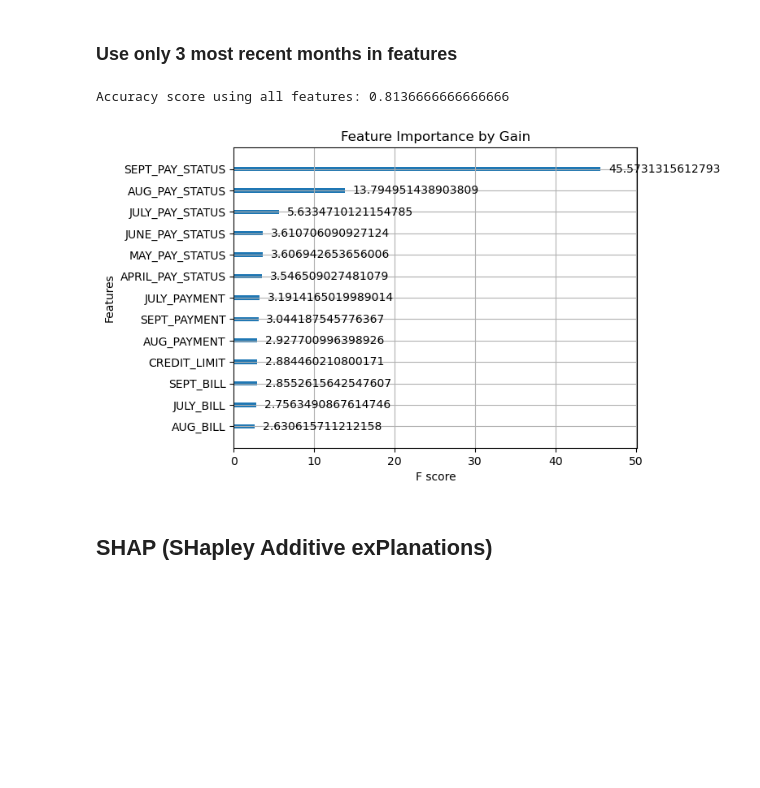
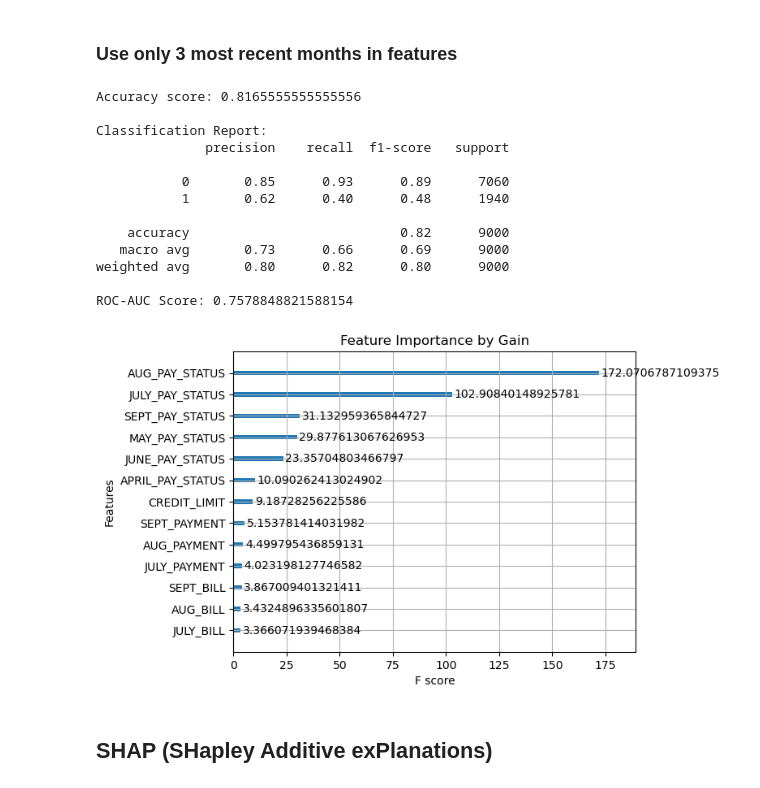
Before and after one commit to DatasanAli/AAI-501-Grp1, a Jupyter notebook: notebooks/xgboost.ipynb, the cells around one changed output. Saved outputs shown, nothing was run; the diff lists cells and outputs as text; code cells hidden in the pictures; blank space fills up the shorter version.

```diff
--- a/notebooks/xgboost.ipynb
+++ b/notebooks/xgboost.ipynb
@@ -115,15 +141,7 @@ feature_importance_df = pd.DataFrame.from_dict(feature_importance, orient='index
 top_10_features = feature_importance_df.head(10).index.tolist()
 
 xgb_model_top_10_features = XGBClassifier(eval_metric='logloss')
-xgb_model_top_10_features.fit(features_train[top_10_features], target_train)
+xgb_model_top_10_features.fit(features_train_resampled[top_10_features], targets_train_resampled)
 
-pred = xgb_model_top_10_features.predict(features_test[top_10_features])
-score = accuracy_score(target_test, pred)
-print('Accuracy score using all features: {}'.format(score))
-print("\nClassification Report:")
-print(classification_report(target_test, pred))
-
-plot_importance(xgb_model_top_10_features, importance_type='gain')
-plt.title('Feature Importance by Gain')
-plt.show()
+xgb_predict_and_score(xgb_model_top_10_features, features_test[top_10_features], targets_test)
 # %% [output]
@@ -132,19 +162,11 @@ Accuracy score using all features: 0.8106666666666666
 # %% [markdown]
 ### XGBoost without demographic data
 # %%
-features_train_no_demographics = features_train.drop(['GENDER', 'AGE', 'EDUCATION_LEVEL', 'MARITAL_STATUS'], axis=1)
+features_train_no_demographics = features_train_resampled.drop(['GENDER', 'AGE', 'EDUCATION_LEVEL', 'MARITAL_STATUS'], axis=1)
 features_test_no_demographics = features_test.drop(['GENDER', 'AGE', 'EDUCATION_LEVEL', 'MARITAL_STATUS'], axis=1)
 
 xgb_model_no_demographics = XGBClassifier(eval_metric='logloss')
-xgb_model_no_demographics.fit(features_train_no_demographics, target_train)
+xgb_model_no_demographics.fit(features_train_no_demographics, targets_train_resampled)
 
-pred = xgb_model_no_demographics.predict(features_test_no_demographics)
-score = accuracy_score(target_test, pred)
-print('Accuracy score using all features: {}'.format(score))
-print("\nClassification Report:")
-print(classification_report(target_test, pred))
-
-plot_importance(xgb_model_no_demographics, importance_type='gain')
-plt.title('Feature Importance by Gain')
-plt.show()
+xgb_predict_and_score(xgb_model_no_demographics, features_test_no_demographics, targets_test)
 # %% [output]
@@ -155,23 +189,26 @@ Accuracy score using all features: 0.8145
 # %%
 features_train_no_demo_most_recent = features_train_no_demographics.drop(['APRIL_BILL', 'APRIL_PAYMENT', 'MAY_BILL', 'MAY_PAYMENT', 'JUNE_BILL', 'JUNE_PAYMENT'], axis=1)
 features_test_no_demo_most_recent = features_test_no_demographics.drop(['APRIL_BILL', 'APRIL_PAYMENT', 'MAY_BILL', 'MAY_PAYMENT', 'JUNE_BILL', 'JUNE_PAYMENT'], axis=1)
 
+xgb_model_no_demo_most_recent = XGBClassifier(eval_metric='logloss')
+xgb_model_no_demo_most_recent.fit(features_train_no_demo_most_recent, targets_train_resampled)
 
-xgb_model_no_demo_most_recent = XGBClassifier(eval_metric='logloss')
-xgb_model_no_demo_most_recent.fit(features_train_no_demo_most_recent, target_train)
-
-pred = xgb_model_no_demo_most_recent.predict(features_test_no_demo_most_recent)
-score = accuracy_score(target_test, pred)
-print('Accuracy score using all features: {}'.format(score))
-print("\nClassification Report:")
-print(classification_report(target_test, pred))
-
-plot_importance(xgb_model_no_demo_most_recent, importance_type='gain')
-plt.title('Feature Importance by Gain')
-plt.show()
+xgb_predict_and_score(xgb_model_no_demo_most_recent, features_test_no_demo_most_recent, targets_test)
 # %% [output]
-Accuracy score using all features: 0.8136666666666666
+Accuracy score: 0.8165555555555556
+
+Classification Report:
+              precision    recall  f1-score   support
+
+           0       0.85      0.93      0.89      7060
+           1       0.62      0.40      0.48      1940
+
+    accuracy                           0.82      9000
+   macro avg       0.73      0.66      0.69      9000
+weighted avg       0.80      0.82      0.80      9000
+
+ROC-AUC Score: 0.7578848821588154
-[figure, old version]
+[figure, new version]
 # %% [markdown]
 ## SHAP (SHapley Additive exPlanations)
 # %% [markdown]
```
Also changed, not shown: parts of 10 cells of this notebook.
